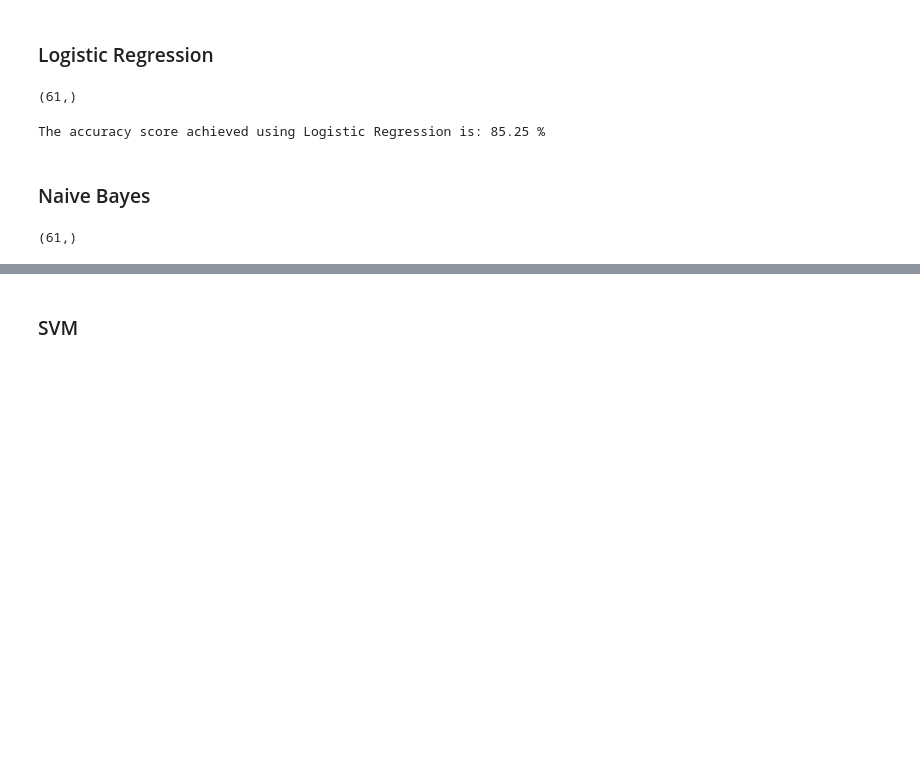
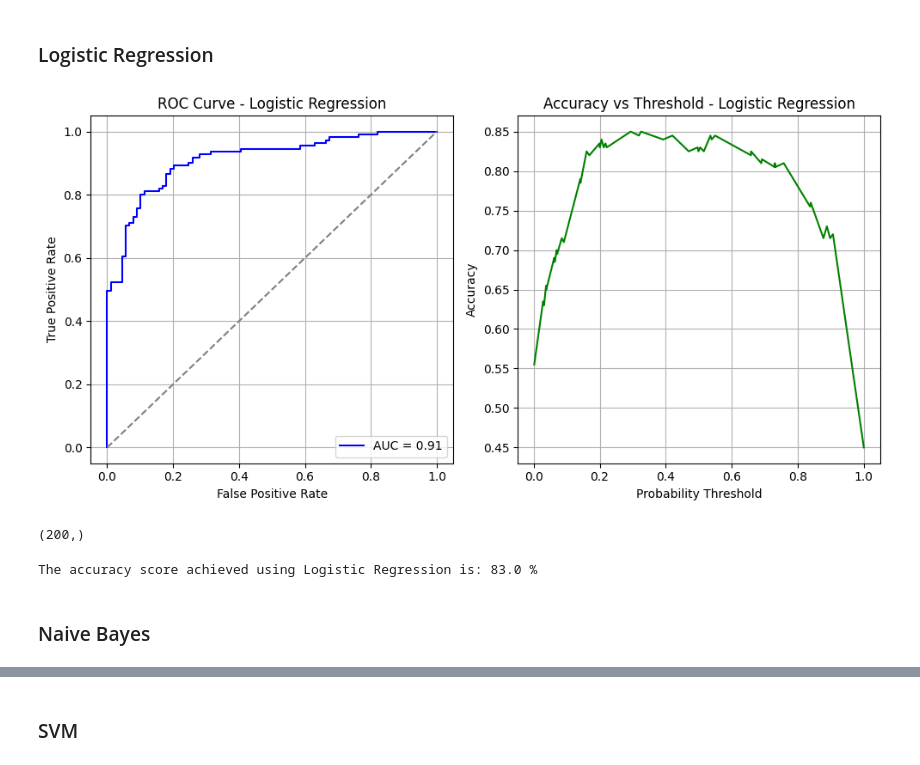
Before and after one commit to Rohitchand-01/heart-disease, a Jupyter notebook: ai/Heart_disease_prediction.ipynb, the cells around one changed output, grey strips where cells are left out. Drawn from its saved outputs; the diff is of its cells as text; code cells hidden in the pictures; blank space fills up the shorter version.

```diff
--- a/ai/Heart_disease_prediction.ipynb
+++ b/ai/Heart_disease_prediction.ipynb
@@ -377,12 +367,75 @@ Y_pred_lr = lr.predict(X_test)
-# %%
-Y_pred_lr.shape
-# %% [output]
-(61,)
+# %%
+from sklearn.linear_model import LogisticRegression
+from sklearn.model_selection import train_test_split
+from sklearn.datasets import make_classification
+
+# 1. Generate some sample data (replace with your actual data)
+X, y = make_classification(n_samples=1000, n_features=10, random_state=42)
+X_train, X_test, Y_train, Y_test = train_test_split(X, y, test_size=0.2, random_state=42)
+
+# 2. Instantiate the Logistic Regression model
+lr = LogisticRegression(random_state=42) # You can add other hyperparameters here
+
+# 3. Train the model on the training data
+lr.fit(X_train, Y_train)
+
+# Now you can run the code to plot the ROC curve and accuracy
+from sklearn.metrics import roc_curve, auc, accuracy_score
+import matplotlib.pyplot as plt
+import numpy as np
+
+# Predict probabilities
+Y_proba_lr = lr.predict_proba(X_test)[:, 1]
+
+# Compute ROC curve and AUC
+fpr_lr, tpr_lr, thresholds_roc = roc_curve(Y_test, Y_proba_lr)
+roc_auc_lr = auc(fpr_lr, tpr_lr)
+
+# Compute accuracy for different thresholds
+accuracy_scores = []
+for thresh in thresholds_roc:
+    Y_pred_thresh = (Y_proba_lr >= thresh).astype(int)
+    accuracy_scores.append(accuracy_score(Y_test, Y_pred_thresh))
+
+# Plot ROC curve
+plt.figure(figsize=(10, 5))
+plt.subplot(1, 2, 1)
+plt.plot(fpr_lr, tpr_lr, color='blue', label=f'AUC = {roc_auc_lr:.2f}')
+plt.plot([0, 1], [0, 1], linestyle='--', color='gray')
+plt.xlabel('False Positive Rate')
+plt.ylabel('True Positive Rate')
+plt.title('ROC Curve - Logistic Regression')
+plt.legend(loc='lower right')
+plt.grid(True)
+
+# Plot Accuracy vs Threshold
+plt.subplot(1, 2, 2)
+plt.plot(thresholds_roc, accuracy_scores, color='green')
+plt.xlabel('Probability Threshold')
+plt.ylabel('Accuracy')
+plt.title('Accuracy vs Threshold - Logistic Regression')
+plt.grid(True)
+
+plt.tight_layout()
+plt.show()
+# %% [output]
+[figure, added]
+# %%
+# Assuming you have already imported and trained your Logistic Regression model (lr)
+# and have your test data (X_test)
+
+# Make predictions on the test set
+Y_pred_lr = lr.predict(X_test)
+
+# Now you can check the shape
+print(Y_pred_lr.shape)
+# %% [output]
+(200,)
 # %%
 score_lr = round(accuracy_score(Y_pred_lr,Y_test)*100,2)
 
 print("The accuracy score achieved using Logistic Regression is: "+str(score_lr)+" %")
 # %% [output]
-The accuracy score achieved using Logistic Regression is: 85.25 %
+The accuracy score achieved using Logistic Regression is: 83.0 %
 # %% [markdown]
 ### Naive Bayes
@@ -397,4 +441,0 @@ Y_pred_nb = nb.predict(X_test)
-# %%
-Y_pred_nb.shape
-# %% [output]
-(61,)
```
Also changed, not shown: parts of 40 cells of this notebook, 7 other files.
